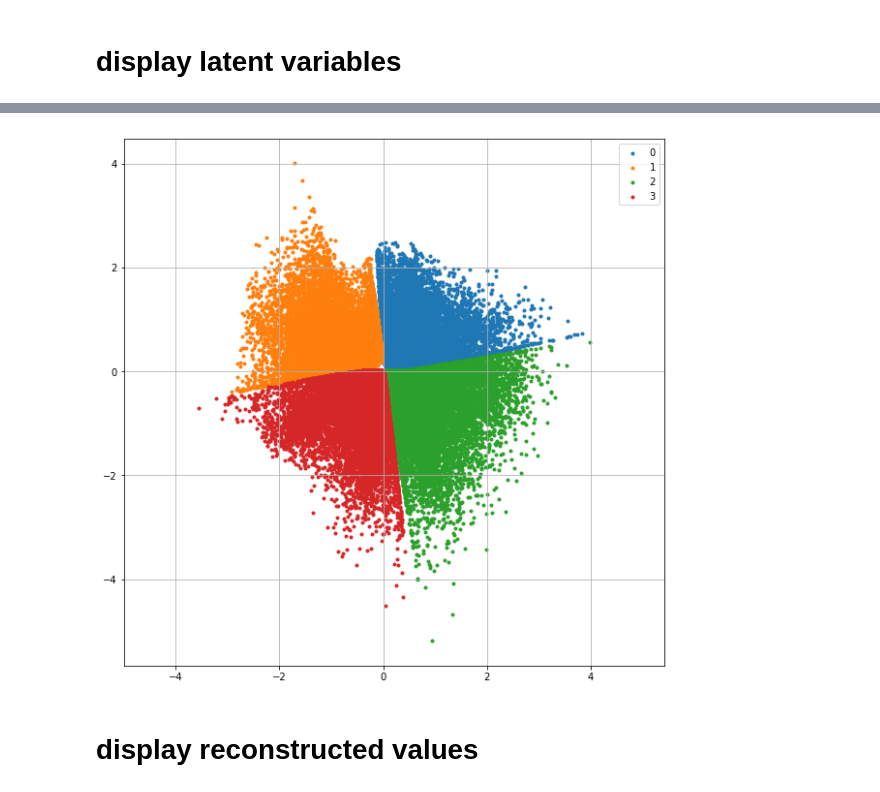
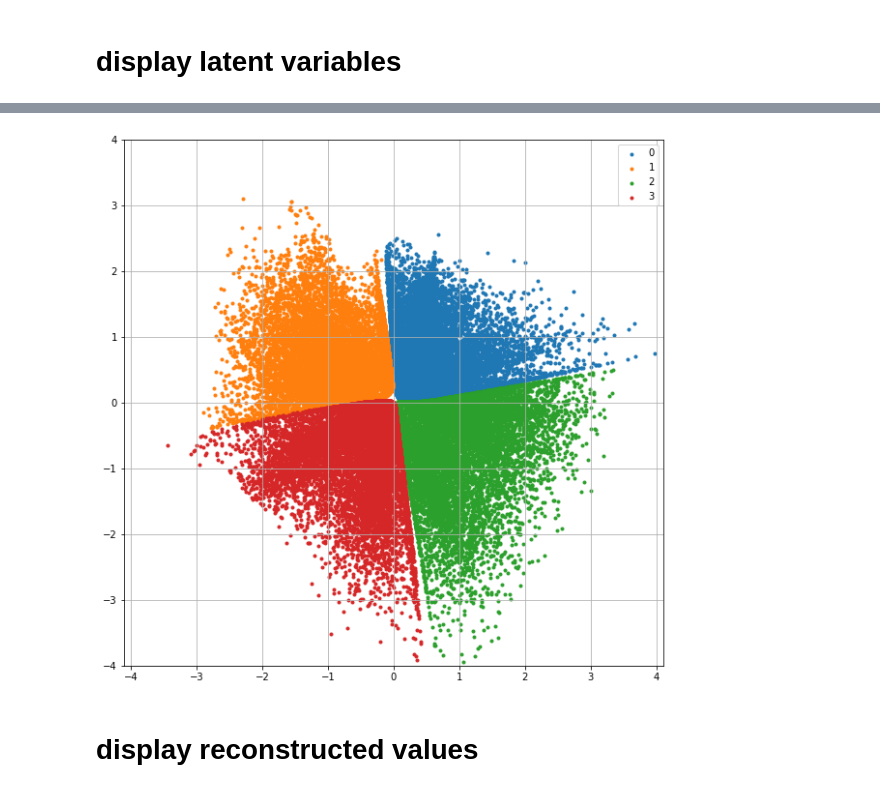
Before and after one commit to seiya-kumada/avb, a Jupyter notebook: visualize.ipynb, the cells around one changed output, grey strips where cells are left out. Cells and saved outputs as stored; diff of their text form; code cells hidden in the pictures.

```diff
--- a/visualize.ipynb
+++ b/visualize.ipynb
@@ -38,18 +38,18 @@ print(z3s.shape)
 # %%
 plt.figure(figsize=(10, 10))
 plt.scatter(z0s[:, 0], z0s[:, 1], label='0', marker='.')
 plt.scatter(z1s[:, 0], z1s[:, 1], label='1', marker='.')
 plt.scatter(z2s[:, 0], z2s[:, 1], label='2', marker='.')
 plt.scatter(z3s[:, 0], z3s[:, 1], label='3', marker='.')
 
 plt.axis('equal')
-# plt.xlim(-1, 1)
-# plt.ylim(-1, 1)
+plt.xlim(-4, 4)
+plt.ylim(-4, 4)
 plt.grid(True)
 plt.legend(loc='best')
 plt.show()
 # %% [output]
-[figure, old version]
+[figure, new version]
 # %% [markdown]
 # display reconstructed values
 # %%
```
Also changed, not shown: parts of 3 cells of this notebook, 3 other files.
